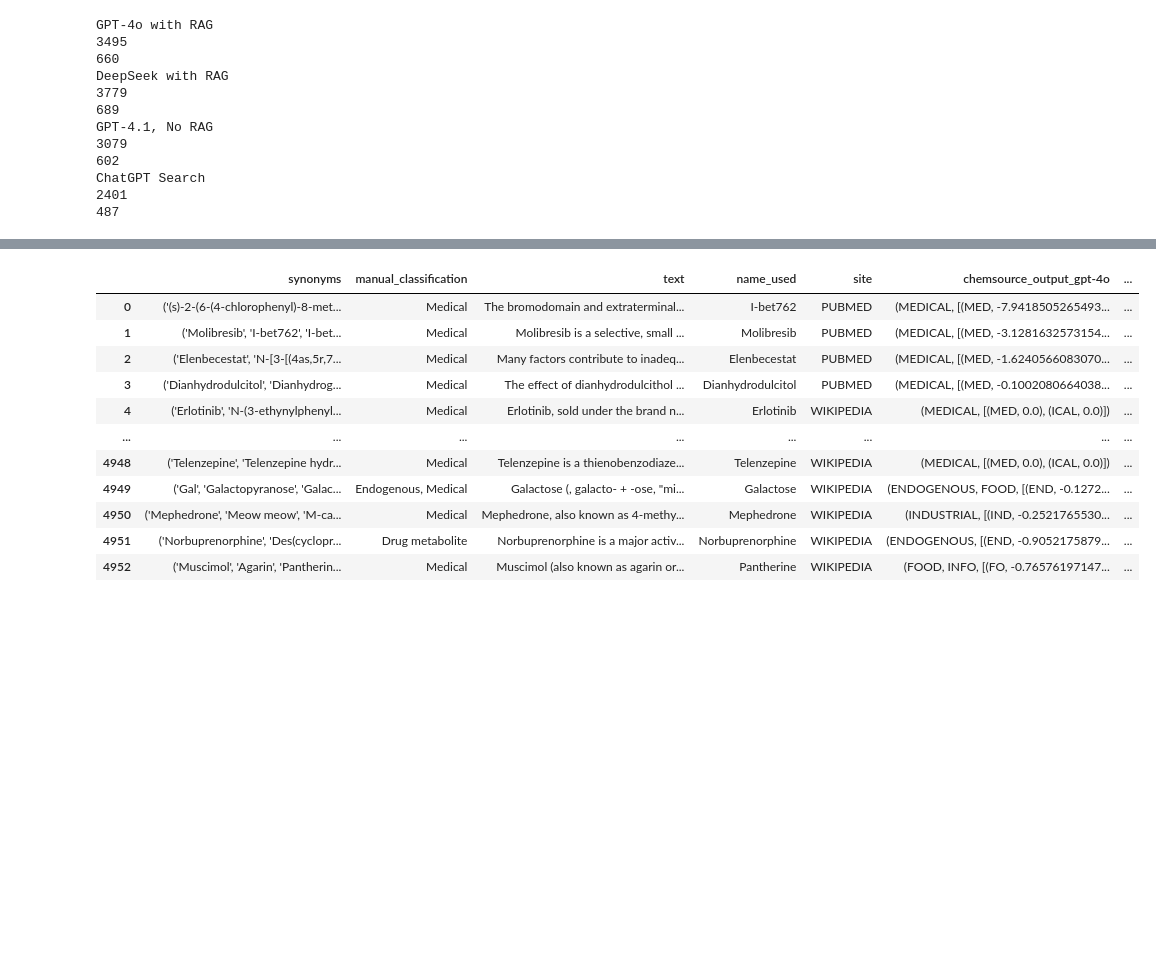
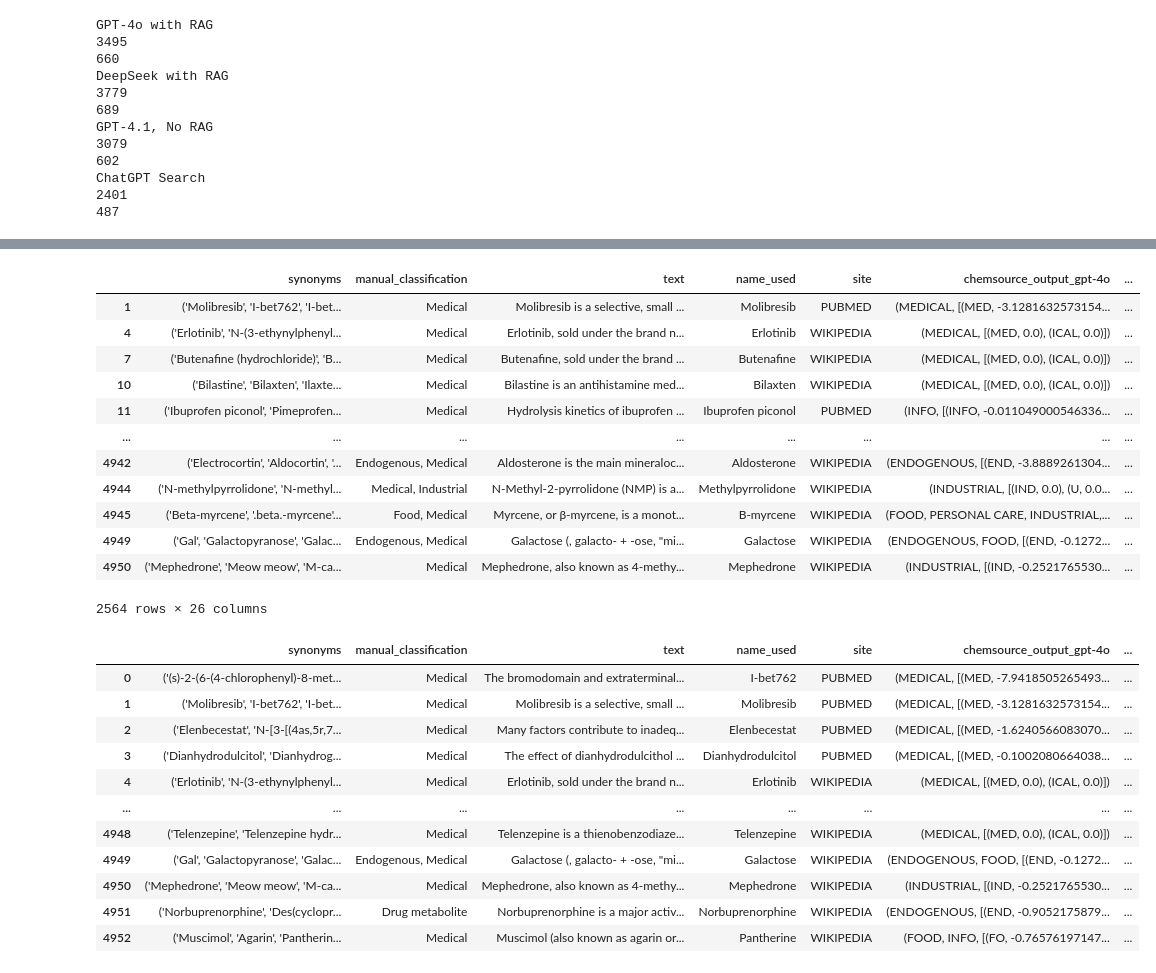
Before and after one commit to prajitrr/chemsource-paper, a Jupyter notebook: pipeline/visualization.ipynb, the cells around one changed output, grey strips where cells are left out. Cells and saved outputs as stored; diff of their text form; code cells hidden in the pictures; blank space fills up the shorter version.

```diff
--- a/pipeline/visualization.ipynb
+++ b/pipeline/visualization.ipynb
@@ -591,3 +633,19 @@ validation_data_gpt41_classified
+# %%
+filtered_df_1
+# %% [output]
+|  | synonyms | manual_classification | text | name_used | site | chemsource_output_gpt-4o | ... |
+| 1 | ('Molibresib', 'I-bet762', 'I-bet... | Medical | Molibresib is a selective, small ... | Molibresib | PUBMED | (MEDICAL, [(MED, -3.1281632573154... | ... |
+| 4 | ('Erlotinib', 'N-(3-ethynylphenyl... | Medical | Erlotinib, sold under the brand n... | Erlotinib | WIKIPEDIA | (MEDICAL, [(MED, 0.0), (ICAL, 0.0)]) | ... |
+| 7 | ('Butenafine (hydrochloride)', 'B... | Medical | Butenafine, sold under the brand ... | Butenafine | WIKIPEDIA | (MEDICAL, [(MED, 0.0), (ICAL, 0.0)]) | ... |
+| 10 | ('Bilastine', 'Bilaxten', 'Ilaxte... | Medical | Bilastine is an antihistamine med... | Bilaxten | WIKIPEDIA | (MEDICAL, [(MED, 0.0), (ICAL, 0.0)]) | ... |
+| 11 | ('Ibuprofen piconol', 'Pimeprofen... | Medical | Hydrolysis kinetics of ibuprofen ... | Ibuprofen piconol | PUBMED | (INFO, [(INFO, -0.011049000546336... | ... |
+| ... | ... | ... | ... | ... | ... | ... | ... |
+| 4942 | ('Electrocortin', 'Aldocortin', '... | Endogenous, Medical | Aldosterone is the main mineraloc... | Aldosterone | WIKIPEDIA | (ENDOGENOUS, [(END, -3.8889261304... | ... |
+| 4944 | ('N-methylpyrrolidone', 'N-methyl... | Medical, Industrial | N-Methyl-2-pyrrolidone (NMP) is a... | Methylpyrrolidone | WIKIPEDIA | (INDUSTRIAL, [(IND, 0.0), (U, 0.0... | ... |
+| 4945 | ('Beta-myrcene', '.beta.-myrcene'... | Food, Medical | Myrcene, or β-myrcene, is a monot... | B-myrcene | WIKIPEDIA | (FOOD, PERSONAL CARE, INDUSTRIAL,... | ... |
+| 4949 | ('Gal', 'Galactopyranose', 'Galac... | Endogenous, Medical | Galactose (, galacto- + -ose, "mi... | Galactose | WIKIPEDIA | (ENDOGENOUS, FOOD, [(END, -0.1272... | ... |
+| 4950 | ('Mephedrone', 'Meow meow', 'M-ca... | Medical | Mephedrone, also known as 4-methy... | Mephedrone | WIKIPEDIA | (INDUSTRIAL, [(IND, -0.2521765530... | ... |
+2564 rows × 26 columns
 # %%
 validation_data_gpt_and_deepseek = validation_data
 validation_data_gpt_and_deepseek = validation_data_gpt_and_deepseek[
```
Also changed, not shown: parts of 9 cells of this notebook.
